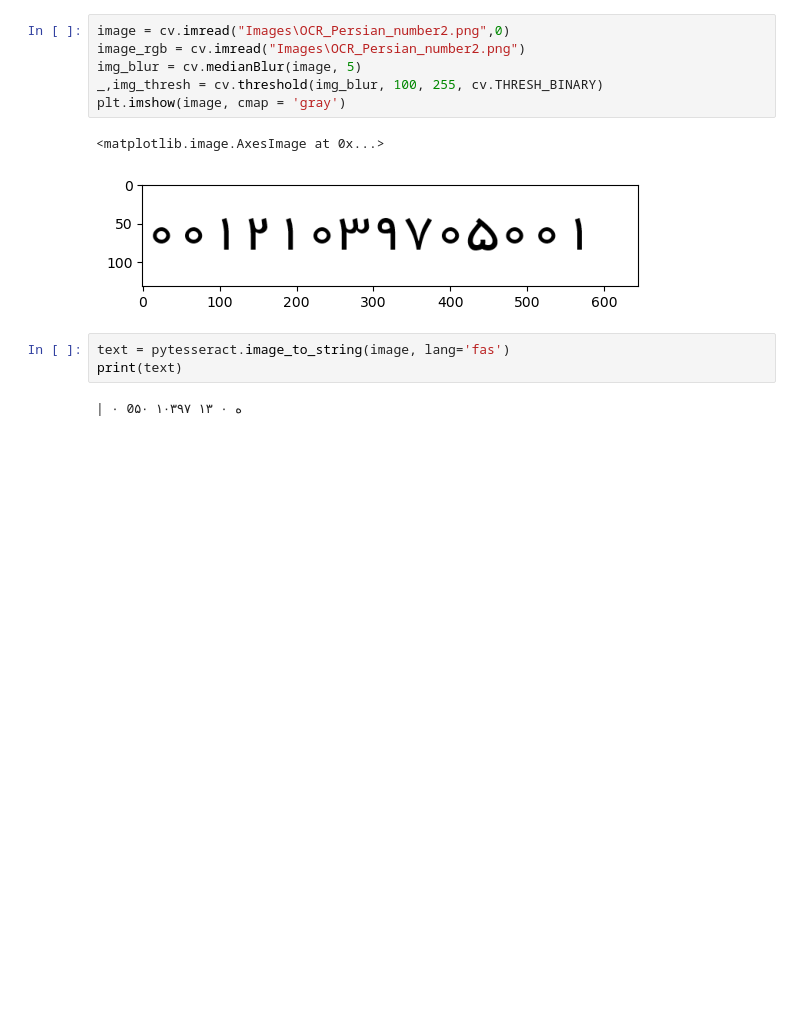
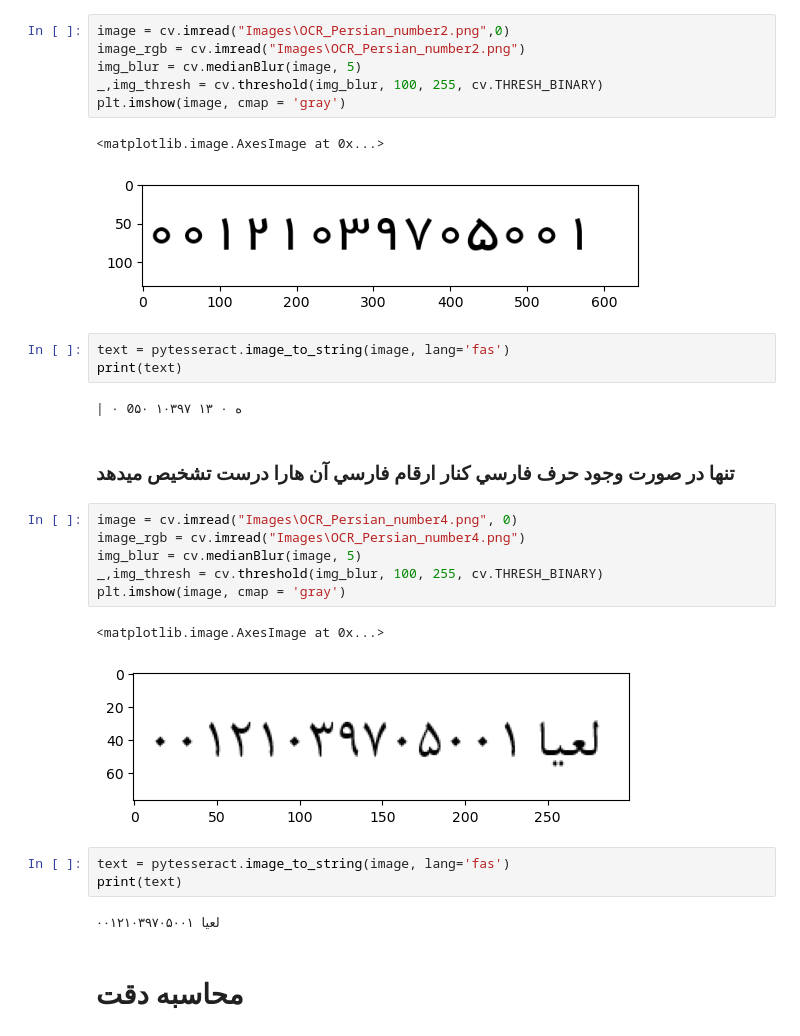
Before and after one commit to LayaArianpour/OCR, a Jupyter notebook: main.ipynb, the cells around one changed output. Saved outputs shown, nothing was run; the diff lists cells and outputs as text; blank space fills up the shorter version.

```diff
--- a/main.ipynb
+++ b/main.ipynb
@@ -598,3 +598,21 @@ text = pytesseract.image_to_string(image, lang='fas')
 print(text)
 # %% [output]
 | ۰ 0۵۰ ۱۰۳۹۷ ۱۳ ۰ ه
+# %% [markdown]
+### تنها در صورت وجود حرف فارسي كنار ارقام فارسي آن هارا درست تشخيص ميدهد
+# %%
+image = cv.imread("Images\OCR_Persian_number4.png", 0)
+image_rgb = cv.imread("Images\OCR_Persian_number4.png")
+img_blur = cv.medianBlur(image, 5)
+_,img_thresh = cv.threshold(img_blur, 100, 255, cv.THRESH_BINARY)
+plt.imshow(image, cmap = 'gray')
+# %% [output]
+<matplotlib.image.AxesImage at 0x...>
+[figure, added]
+# %%
+text = pytesseract.image_to_string(image, lang='fas')
+print(text)
+# %% [output]
+لعیا ۰۰۱۲۱۰۳۹۷۰۵۰۰۱
+# %% [markdown]
+# محاسبه دقت
```
Also changed, not shown: parts of 5 cells of this notebook, 1 other file.
